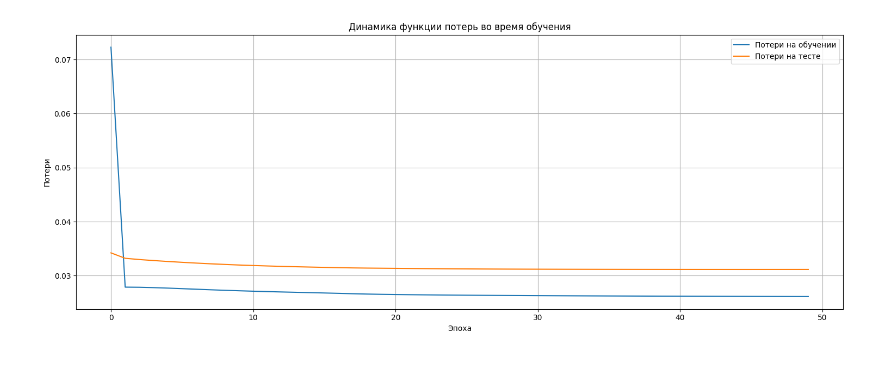
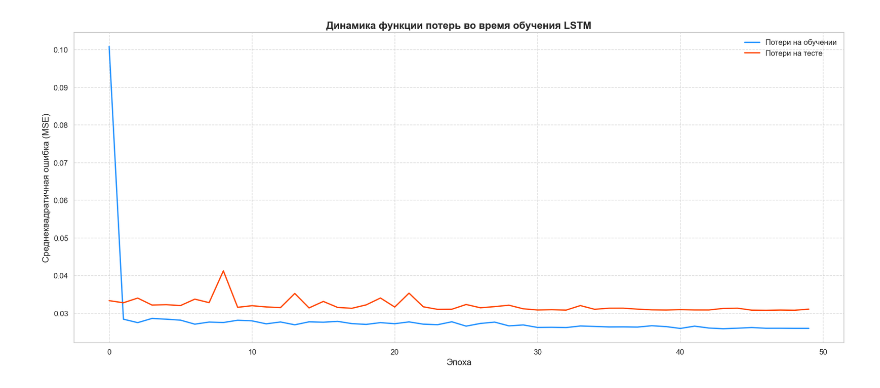
Before and after one commit to dby-axxn/IT-project, a Jupyter notebook: jupyter.ipynb, the cells around one changed output. Drawn from its saved outputs; the diff is of its cells as text; code cells hidden in the pictures.

```diff
--- a/jupyter.ipynb
+++ b/jupyter.ipynb
@@ -147,17 +186,23 @@ def create_sequences(data, seq_length):
     return np.array(xs), np.array(ys)
 
 # Масштабирование данных
-scaler = MinMaxScaler(feature_range=(-1, 1))
+scaler = MinMaxScaler(feature_range=(-1, 1)) # Оставляем -1, 1 для LSTM
+# Берем только столбец 'value', т.к. временные признаки были для EDA
 data_scaled = scaler.fit_transform(df[['value']])
 
 # Определение длины последовательности
-seq_length = 24  # Используем 24 часа для прогнозирования
+seq_length = 24  # Используем 24 точки (2 часа, если 5 мин интервал) для прогнозирования
 
 # Создание последовательностей
 X, y = create_sequences(data_scaled, seq_length)
 
-# Разделение данных на обучающую и тестовую выборки
-X_train, X_test, y_train, y_test = train_test_split(X, y, test_size=0.2, shuffle=False)
+# Разделение данных на обучающую и тестовую выборки (80/20)
+train_size = int(len(X) * 0.8)
+X_train, X_test = X[:train_size], X[train_size:]
+y_train, y_test = y[:train_size], y[train_size:]
+
+print(f"Размер обучающей выборки X: {X_train.shape}, y: {y_train.shape}")
+print(f"Размер тестовой выборки X: {X_test.shape}, y: {y_test.shape}")
 
 # Преобразование в тензоры PyTorch
 X_train_tensor = torch.FloatTensor(X_train)
@@ -181,5 +226,5 @@ train_dataset = TimeSeriesDataset(X_train_tensor, y_train_tensor)
 test_dataset = TimeSeriesDataset(X_test_tensor, y_test_tensor)
 
 batch_size = 32
-train_loader = DataLoader(train_dataset, batch_size=batch_size, shuffle=False)
-test_loader = DataLoader(test_dataset, batch_size=batch_size, shuffle=False)
+train_loader = DataLoader(train_dataset, batch_size=batch_size, shuffle=True) # Перемешиваем для обучения
+test_loader = DataLoader(test_dataset, batch_size=batch_size, shuffle=False) # Не перемешиваем для теста
@@ -226,16 +289,20 @@ num_epochs = 50
 train_losses = []
 test_losses = []
 
+# Переводим модель в режим обучения
+model.train()
+
 # Обучение модели
 for epoch in range(num_epochs):
-    model.train()
-    train_loss = 0
+    epoch_train_loss = 0
+    for X_batch, y_batch in train_loader:
+        # Перемещаем батч на нужное устройство
+        X_batch, y_batch = X_batch.to(device), y_batch.to(device)
 
-    for X_batch, y_batch in train_loader:
-        # Преобразование формы входных данных для LSTM
+        # Преобразование формы входных данных для LSTM [batch_size, seq_length, input_size]
         X_batch = X_batch.view(X_batch.shape[0], seq_length, 1)
 
-
+        # Прямой проход
         outputs = model(X_batch)
         loss = criterion(outputs, y_batch)
 
@@ -244,35 +311,47 @@ for epoch in range(num_epochs):
         loss.backward()
         optimizer.step()
 
-        train_loss += loss.item()
+        epoch_train_loss += loss.item()
 
-    # Вычисление потерь на тестовой выборке
-    model.eval()
-    test_loss = 0
+    # Вычисление средней потери на обучении за эпоху
+    avg_train_loss = epoch_train_loss / len(train_loader)
+    train_losses.append(avg_train_loss)
+
+    # Оценка на тестовой выборке
+    model.eval() # Переводим модель в режим оценки
+    epoch_test_loss = 0
     with torch.no_grad():
         for X_batch, y_batch in test_loader:
+            X_batch, y_batch = X_batch.to(device), y_batch.to(device)
             X_batch = X_batch.view(X_batch.shape[0], seq_length, 1)
             outputs = model(X_batch)
             loss = criterion(outputs, y_batch)
-            test_loss += loss.item()
+            epoch_test_loss += loss.item()
 
-    # Сохранение потерь
-    train_losses.append(train_loss / len(train_loader))
-    test_losses.append(test_loss / len(test_loader))
+    avg_test_loss = epoch_test_loss / len(test_loader)
+    test_losses.append(avg_test_loss)
 
-    # Вывод информации о процессе обучения
+    # Шаг планировщика (опционально)
+    scheduler.step(avg_test_loss)
+
+    # Переводим модель обратно в режим обучения для следующей эпохи
+    model.train()
+
+    # Вывод информации о процессе обучения (каждые 5 эпох)
     if (epoch + 1) % 5 == 0:
-        print(f'Эпоха {epoch+1}/{num_epochs}, Потери на обучении: {train_losses[-1]:.4f}, Потери на тесте: {test_losses[-1]:.4f}')
+        print(f'Эпоха {epoch+1}/{num_epochs}, Потери на обучении: {avg_train_loss:.4f}, Потери на тесте: {avg_test_loss:.4f}')
 
 # Визуализация процесса обучения
-plt.figure(figsize=(15, 6))
-plt.plot(range(num_epochs), train_losses, label='Потери на обучении')
-plt.plot(range(num_epochs), test_losses, label='Потери на тесте')
-plt.title('Динамика функции потерь во время обучения')
-plt.xlabel('Эпоха')
-plt.ylabel('Потери')
-plt.legend()
-plt.grid(True)
+plt.figure(figsize=(18, 8))
+plt.plot(range(num_epochs), train_losses, label='Потери на обучении', color='dodgerblue', linewidth=2)
+plt.plot(range(num_epochs), test_losses, label='Потери на тесте', color='orangered', linewidth=2)
+plt.title('Динамика функции потерь во время обучения LSTM', fontsize=16, fontweight='bold')
+plt.xlabel('Эпоха', fontsize=14)
+plt.ylabel('Среднеквадратичная ошибка (MSE)', fontsize=14)
+plt.legend(fontsize=12)
+plt.grid(True, linestyle='--', alpha=0.7)
+plt.xticks(fontsize=12)
+plt.yticks(fontsize=12)
 plt.tight_layout()
 plt.show()
 # %% [output]
@@ -289 +368 @@ plt.show()
-[figure, old version]
+[figure, new version]
```
Also changed, not shown: parts of 10 cells of this notebook, 2 other files.
